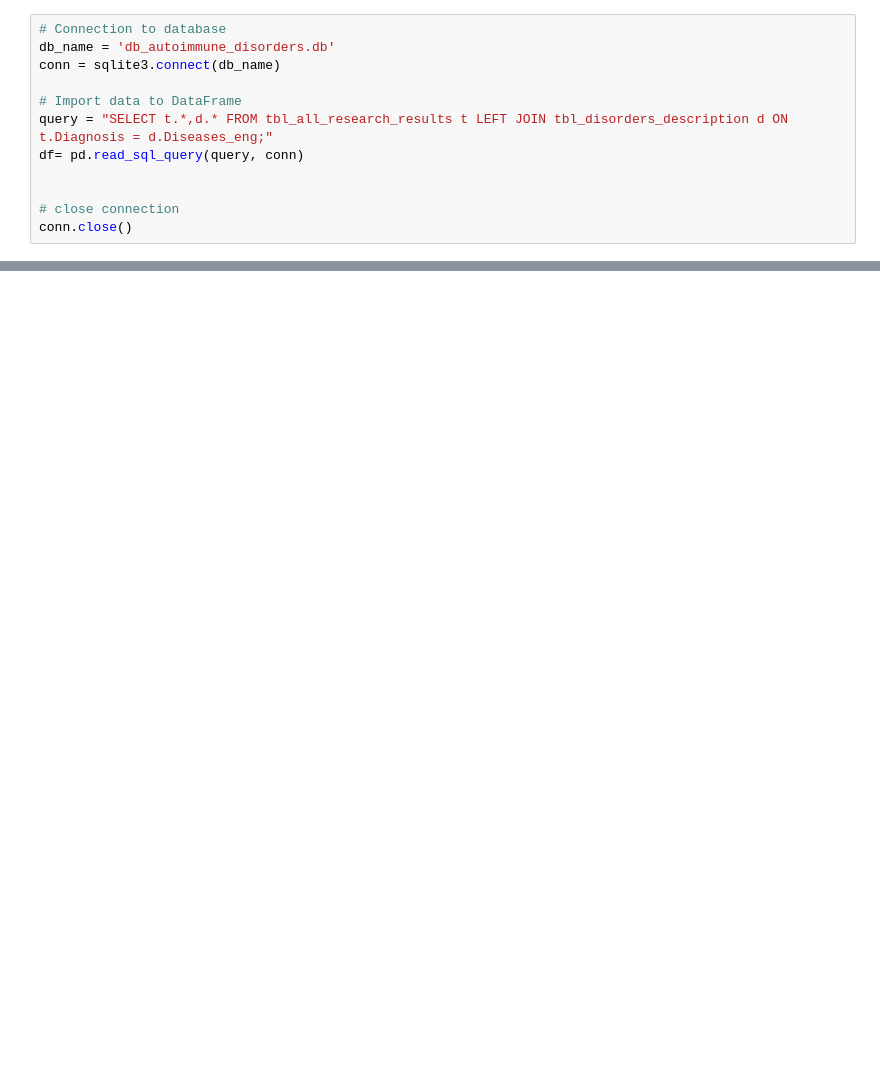
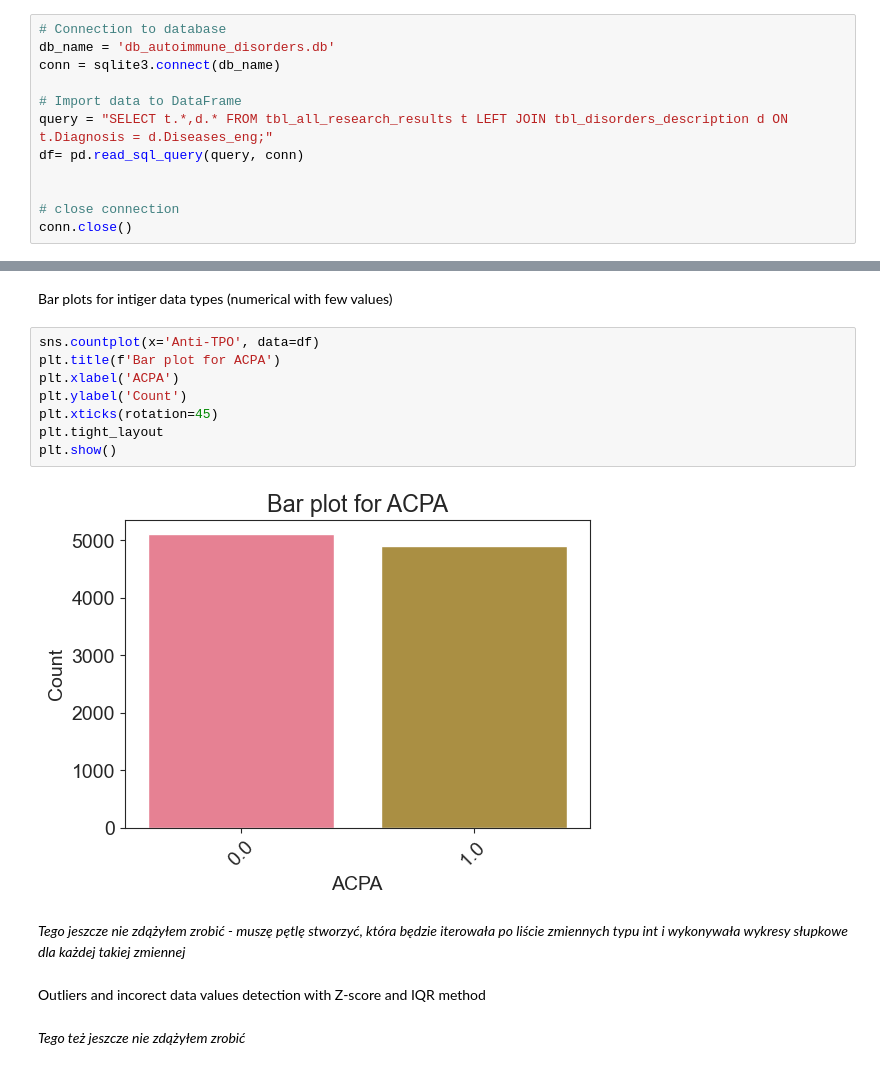
Before and after one commit to infoshareacademy/jdszr16-random-forest-rangers, a Jupyter notebook: project.ipynb, the cells around one changed output, grey strips where cells are left out. Drawn from its saved outputs; the diff is of its cells as text; blank space fills up the shorter version.

```diff
--- a/project.ipynb
+++ b/project.ipynb
@@ -32,0 +266,18 @@ df.head(5)
+# %% [markdown]
+Bar plots for intiger data types (numerical with few values)
+# %%
+sns.countplot(x='Anti-TPO', data=df)
+plt.title(f'Bar plot for ACPA')
+plt.xlabel('ACPA')
+plt.ylabel('Count')
+plt.xticks(rotation=45)
+plt.tight_layout
+plt.show()
+# %% [output]
+[figure, added]
+# %% [markdown]
+*Tego jeszcze nie zdążyłem zrobić - muszę pętlę stworzyć, która będzie iterowała po liście zmiennych typu int i wykonywała wykresy słupkowe dla każdej takiej zmiennej*
+# %% [markdown]
+Outliers and incorect data values detection with Z-score and IQR method
+# %% [markdown]
+*Tego też jeszcze nie zdążyłem zrobić*
```
Also changed, not shown: parts of 34 cells of this notebook.
